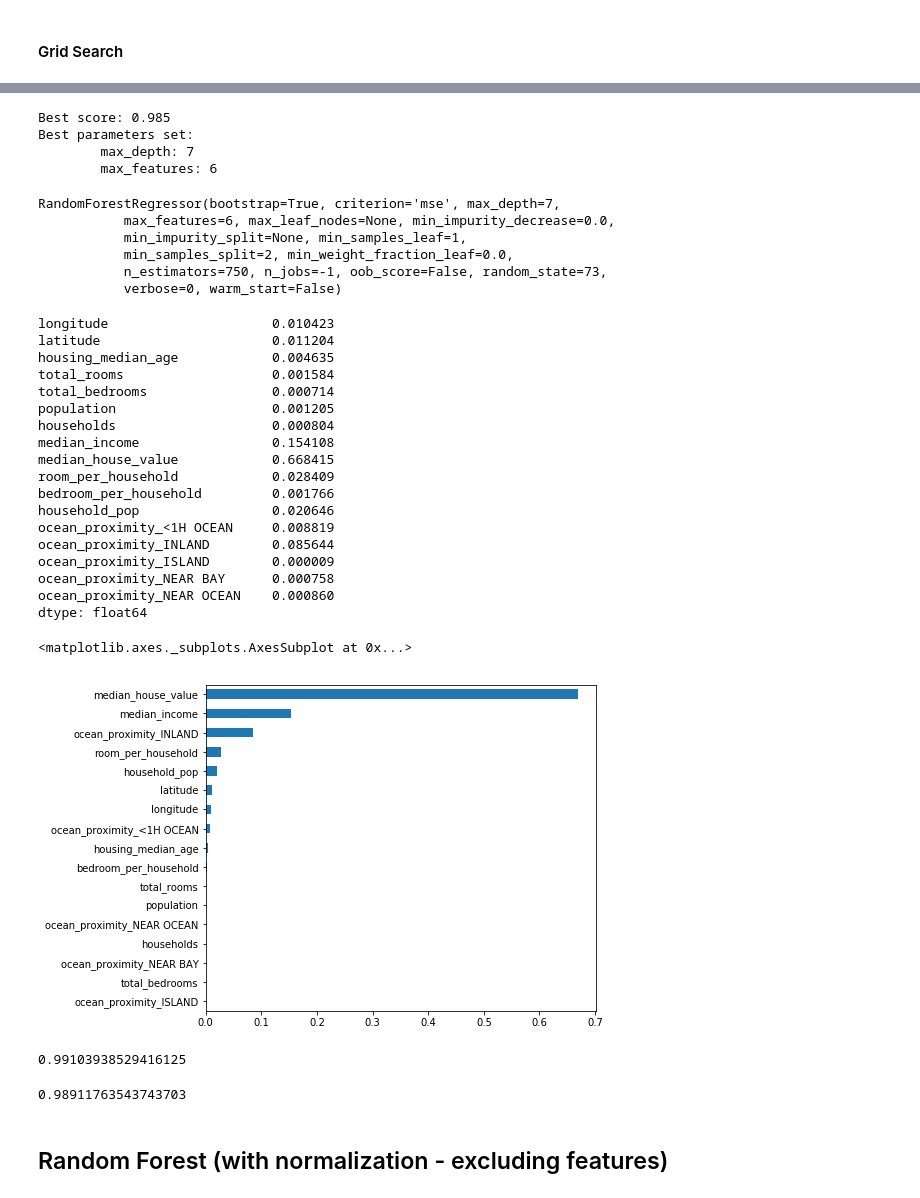
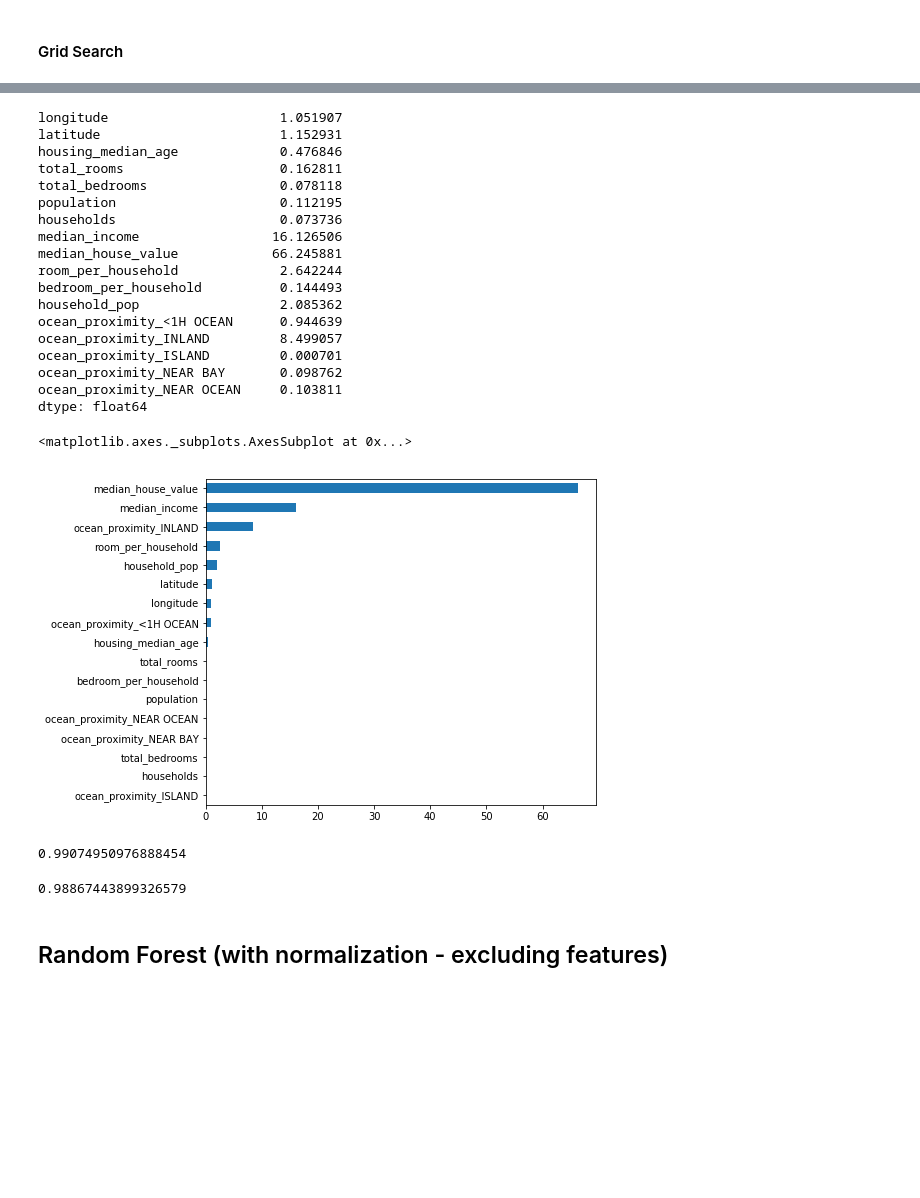
Before and after one commit to zafrinMinoti/CA_Housing, a Jupyter notebook: CA_Housing.ipynb, the cells around one changed output, grey strips where cells are left out. Saved outputs shown, nothing was run; the diff lists cells and outputs as text; code cells hidden in the pictures; blank space fills up the shorter version.

Commit message:
cleaner code. random forest. issue with pipeline

```diff
--- a/CA_Housing.ipynb
+++ b/CA_Housing.ipynb
@@ -241,10 +250,16 @@ X_train, X_test, y_train, y_test = train_test_split(X, y, test_size=0.33,
 from sklearn.model_selection import GridSearchCV
 from sklearn.ensemble import RandomForestRegressor
 
-rf_regr = RandomForestRegressor()
+rf_regr = RandomForestRegressor(n_estimators=500)
 
 parameters = {'max_depth': range(3,8), 'max_features': range(2,7)}
 grid_search = GridSearchCV(estimator=rf_regr, param_grid=parameters, cv=10, n_jobs=-1)
 
 grid_search.fit(X_train, y_train)
+
+print("Best score: %0.3f" % grid_search.best_score_)
+print("Best parameters set:")
+best_parameters=grid_search.best_estimator_.get_params()
+for param_name in sorted(parameters.keys()):
+    print("\t%s: %r" % (param_name, best_parameters[param_name]))
 # %% [output]
@@ -262,60 +270,40 @@ GridSearchCV(cv=10, error_score='raise',
-# %%
-print("Best score: %0.3f" % grid_search.best_score_)
-print("Best parameters set:")
-best_parameters=grid_search.best_estimator_.get_params()
-for param_name in sorted(parameters.keys()):
-    print("\t%s: %r" % (param_name, best_parameters[param_name]))
-# %% [output]
-Best score: 0.985
-Best parameters set:
-        max_depth: 7
-        max_features: 6
-# %%
-from sklearn.ensemble import RandomForestRegressor
-
-rfr2 = RandomForestRegressor(n_estimators=750, max_depth=7, max_features=6, n_jobs=-1, random_state=73)
-rfr2.fit(X_train,y_train)
-# %% [output]
-RandomForestRegressor(bootstrap=True, criterion='mse', max_depth=7,
-           max_features=6, max_leaf_nodes=None, min_impurity_decrease=0.0,
-           min_impurity_split=None, min_samples_leaf=1,
-           min_samples_split=2, min_weight_fraction_leaf=0.0,
-           n_estimators=750, n_jobs=-1, oob_score=False, random_state=73,
-           verbose=0, warm_start=False)
 # %%
-feature_importances = pd.Series(rfr2.feature_importances_, index=X_train.columns)
+rfr2 = grid_search.best_estimator_
+rfr2.fit(X_train,y_train)
+
+feature_importances = pd.Series(rfr2.feature_importances_*100, index=X_train.columns)
 print(feature_importances)
 feature_importances.sort_values(inplace=True)
 feature_importances.plot(kind='barh', figsize=(7,6))
 # %% [output]
-longitude                     0.010423
-latitude                      0.011204
-housing_median_age            0.004635
-total_rooms                   0.001584
-total_bedrooms                0.000714
-population                    0.001205
-households                    0.000804
-median_income                 0.154108
-median_house_value            0.668415
-room_per_household            0.028409
-bedroom_per_household         0.001766
-household_pop                 0.020646
-ocean_proximity_<1H OCEAN     0.008819
-ocean_proximity_INLAND        0.085644
-ocean_proximity_ISLAND        0.000009
-ocean_proximity_NEAR BAY      0.000758
-ocean_proximity_NEAR OCEAN    0.000860
+longitude                      1.051907
+latitude                       1.152931
+housing_median_age             0.476846
+total_rooms                    0.162811
+total_bedrooms                 0.078118
+population                     0.112195
+households                     0.073736
+median_income                 16.126506
+median_house_value            66.245881
+room_per_household             2.642244
+bedroom_per_household          0.144493
+household_pop                  2.085362
+ocean_proximity_<1H OCEAN      0.944639
+ocean_proximity_INLAND         8.499057
+ocean_proximity_ISLAND         0.000701
+ocean_proximity_NEAR BAY       0.098762
+ocean_proximity_NEAR OCEAN     0.103811
 dtype: float64
 <matplotlib.axes._subplots.AxesSubplot at 0x...>
-[figure, old version]
+[figure, new version]
 # %%
 rfr2.score(X_train, y_train)
 # %% [output]
-0.99103938529416125
+0.99074950976888454
 # %%
 rfr2.score(X_test, y_test)
 # %% [output]
-0.98911763543743703
+0.98867443899326579
 # %% [markdown]
 ## Random Forest (with normalization - excluding features)
 # %%
```
Also changed, not shown: parts of 40 cells of this notebook.
